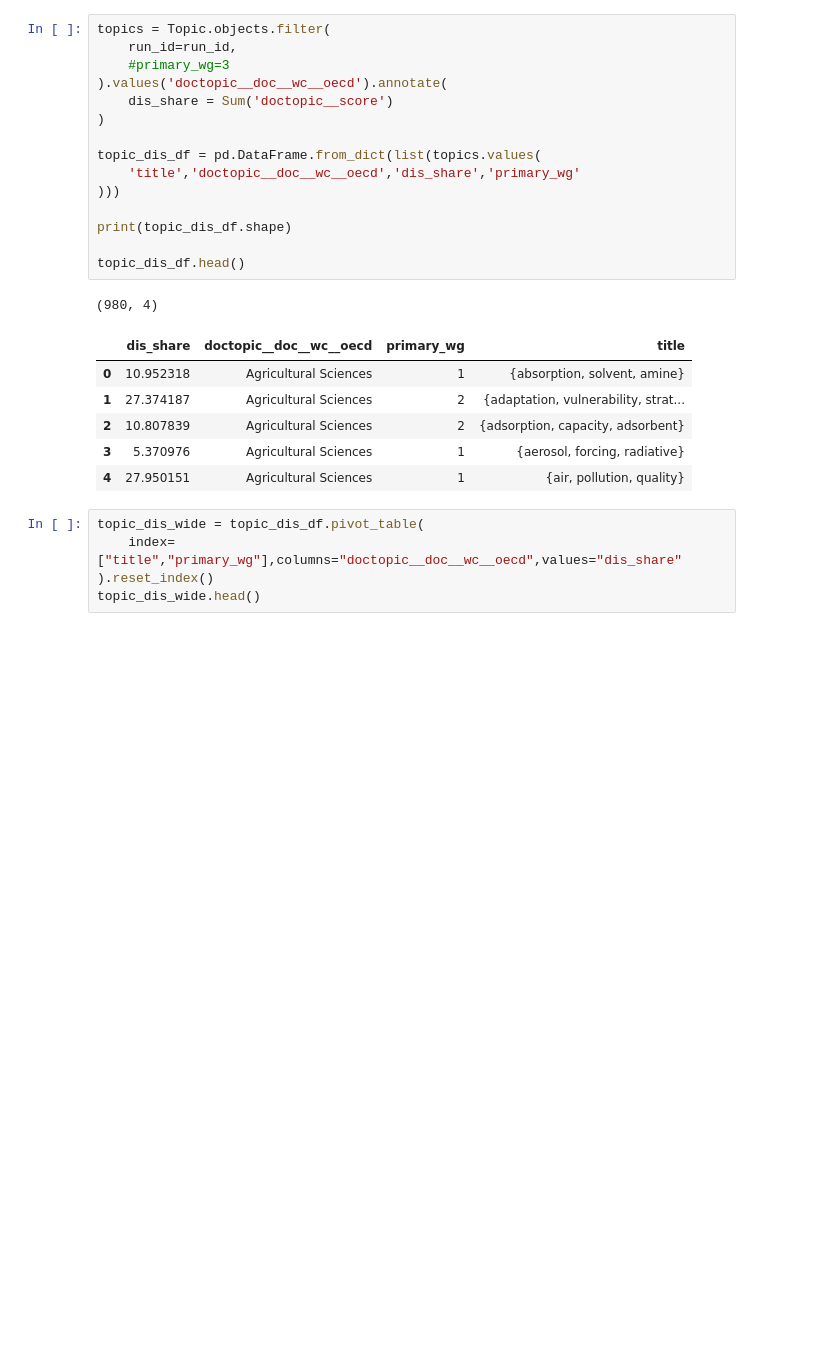
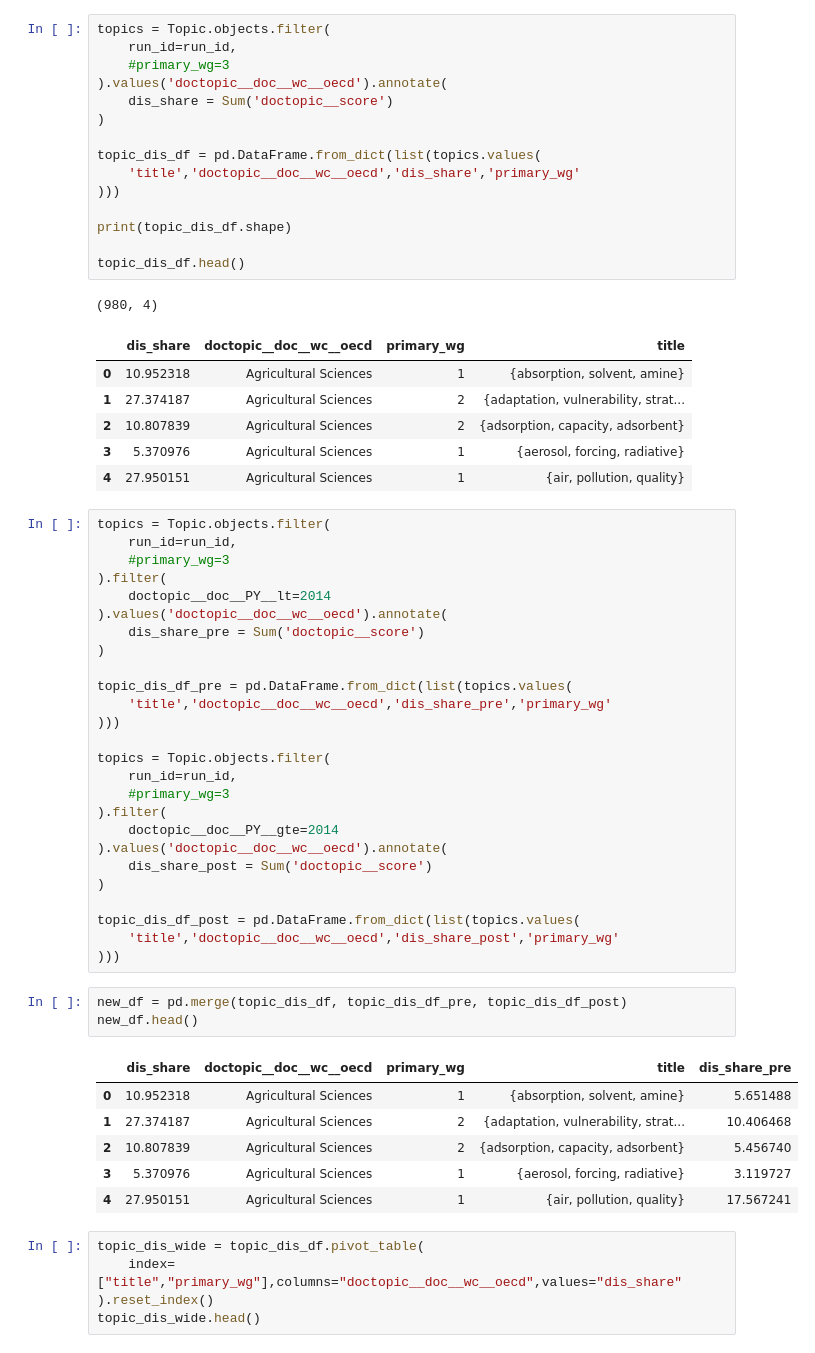
Before and after one commit to mcallaghan/cc-topography, a Jupyter notebook: code/solutions.ipynb, the cells around one changed output. Cells and saved outputs as stored; diff of their text form; blank space fills up the shorter version.

Commit message:
adjust growth table

```diff
--- a/code/solutions.ipynb
+++ b/code/solutions.ipynb
@@ -182,6 +182,42 @@ topic_dis_df.head()
 | 2 | 10.807839 | Agricultural Sciences | 2 | {adsorption, capacity, adsorbent} |
 | 3 | 5.370976 | Agricultural Sciences | 1 | {aerosol, forcing, radiative} |
 | 4 | 27.950151 | Agricultural Sciences | 1 | {air, pollution, quality} |
+# %%
+topics = Topic.objects.filter(
+    run_id=run_id,
+    #primary_wg=3
+).filter(
+    doctopic__doc__PY__lt=2014
+).values('doctopic__doc__wc__oecd').annotate(
+    dis_share_pre = Sum('doctopic__score')
+)
+
+topic_dis_df_pre = pd.DataFrame.from_dict(list(topics.values(
+    'title','doctopic__doc__wc__oecd','dis_share_pre','primary_wg'
+)))
+
+topics = Topic.objects.filter(
+    run_id=run_id,
+    #primary_wg=3
+).filter(
+    doctopic__doc__PY__gte=2014
+).values('doctopic__doc__wc__oecd').annotate(
+    dis_share_post = Sum('doctopic__score')
+)
+
+topic_dis_df_post = pd.DataFrame.from_dict(list(topics.values(
+    'title','doctopic__doc__wc__oecd','dis_share_post','primary_wg'
+)))
+# %%
+new_df = pd.merge(topic_dis_df, topic_dis_df_pre, topic_dis_df_post)
+new_df.head()
+# %% [output]
+|  | dis_share | doctopic__doc__wc__oecd | primary_wg | title | dis_share_pre |
+| 0 | 10.952318 | Agricultural Sciences | 1 | {absorption, solvent, amine} | 5.651488 |
+| 1 | 27.374187 | Agricultural Sciences | 2 | {adaptation, vulnerability, strat... | 10.406468 |
+| 2 | 10.807839 | Agricultural Sciences | 2 | {adsorption, capacity, adsorbent} | 5.456740 |
+| 3 | 5.370976 | Agricultural Sciences | 1 | {aerosol, forcing, radiative} | 3.119727 |
+| 4 | 27.950151 | Agricultural Sciences | 1 | {air, pollution, quality} | 17.567241 |
 # %%
 topic_dis_wide = topic_dis_df.pivot_table(
     index=["title","primary_wg"],columns="doctopic__doc__wc__oecd",values="dis_share"
```
Also changed, not shown: 2 other files.
